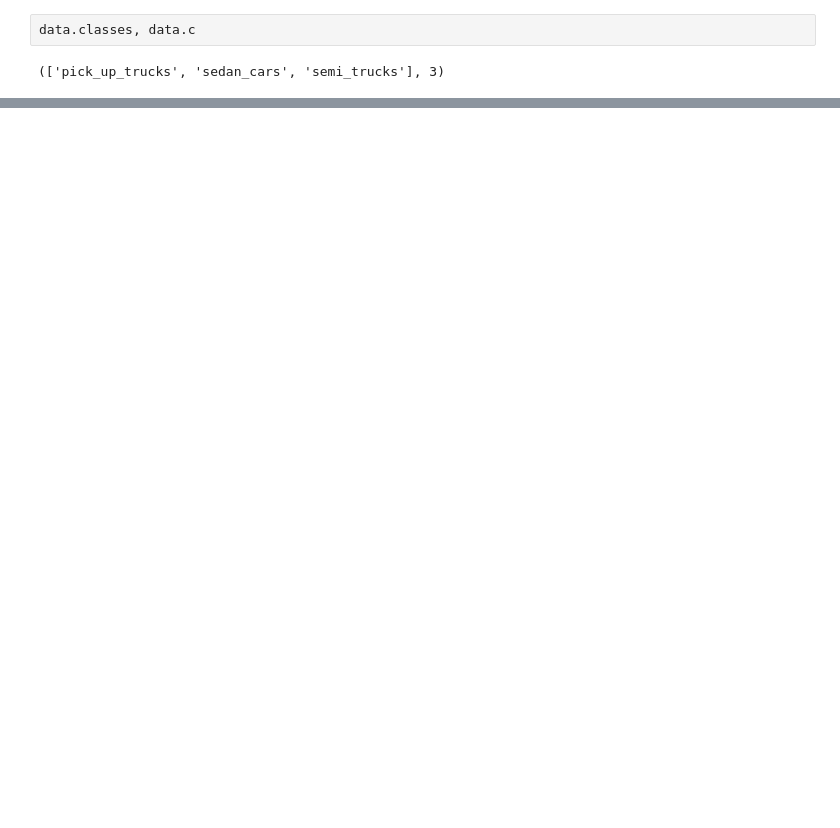
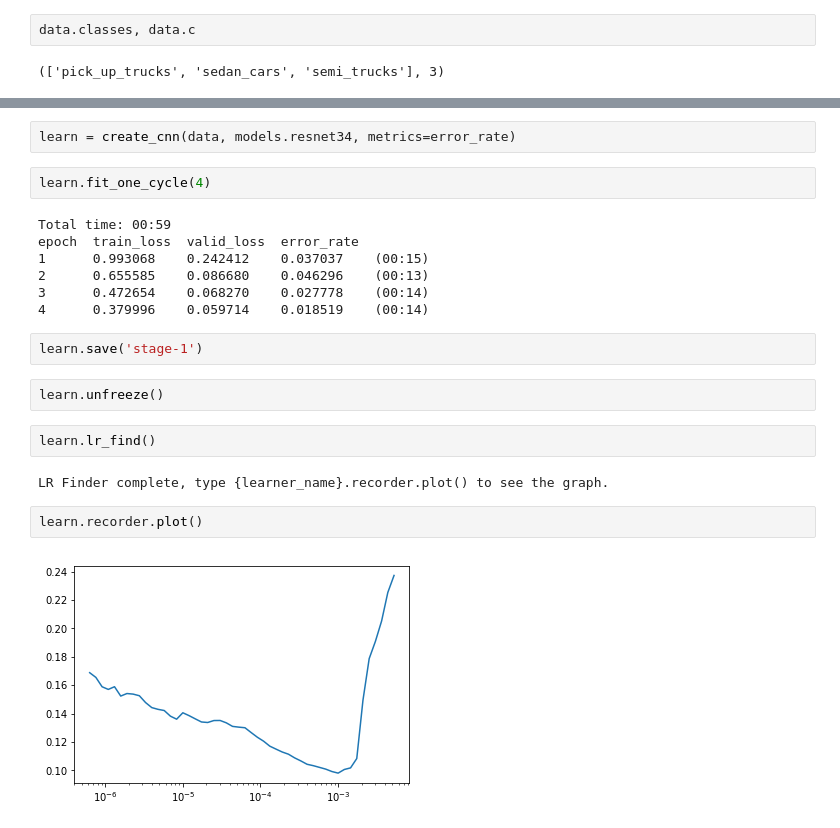
Before and after one commit to Data-drone/fast_ai_homework, a Jupyter notebook: download_images.ipynb, the cells around one changed output, grey strips where cells are left out. Cells and saved outputs as stored; diff of their text form; blank space fills up the shorter version.

Commit message:
added model building to download book

```diff
--- a/download_images.ipynb
+++ b/download_images.ipynb
@@ -49,0 +49,23 @@ data.classes, data.c
+# %%
+learn = create_cnn(data, models.resnet34, metrics=error_rate)
+# %%
+learn.fit_one_cycle(4)
+# %% [output]
+Total time: 00:59
+epoch  train_loss  valid_loss  error_rate
+1      0.993068    0.242412    0.037037    (00:15)
+2      0.655585    0.086680    0.046296    (00:13)
+3      0.472654    0.068270    0.027778    (00:14)
+4      0.379996    0.059714    0.018519    (00:14)
+# %%
+learn.save('stage-1')
+# %%
+learn.unfreeze()
+# %%
+learn.lr_find()
+# %% [output]
+LR Finder complete, type {learner_name}.recorder.plot() to see the graph.
+# %%
+learn.recorder.plot()
+# %% [output]
+[figure, added]
```
Also changed, not shown: parts of 11 cells of this notebook.
